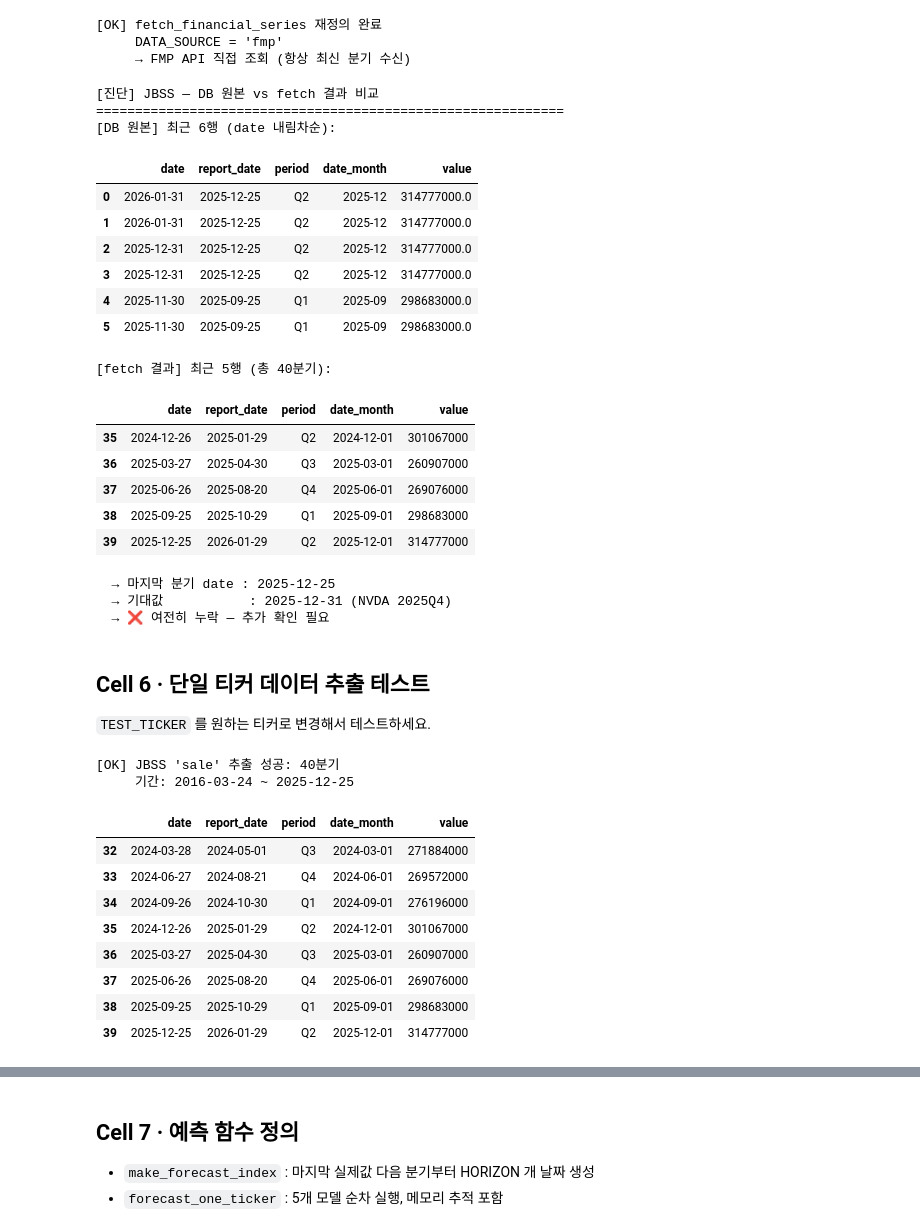
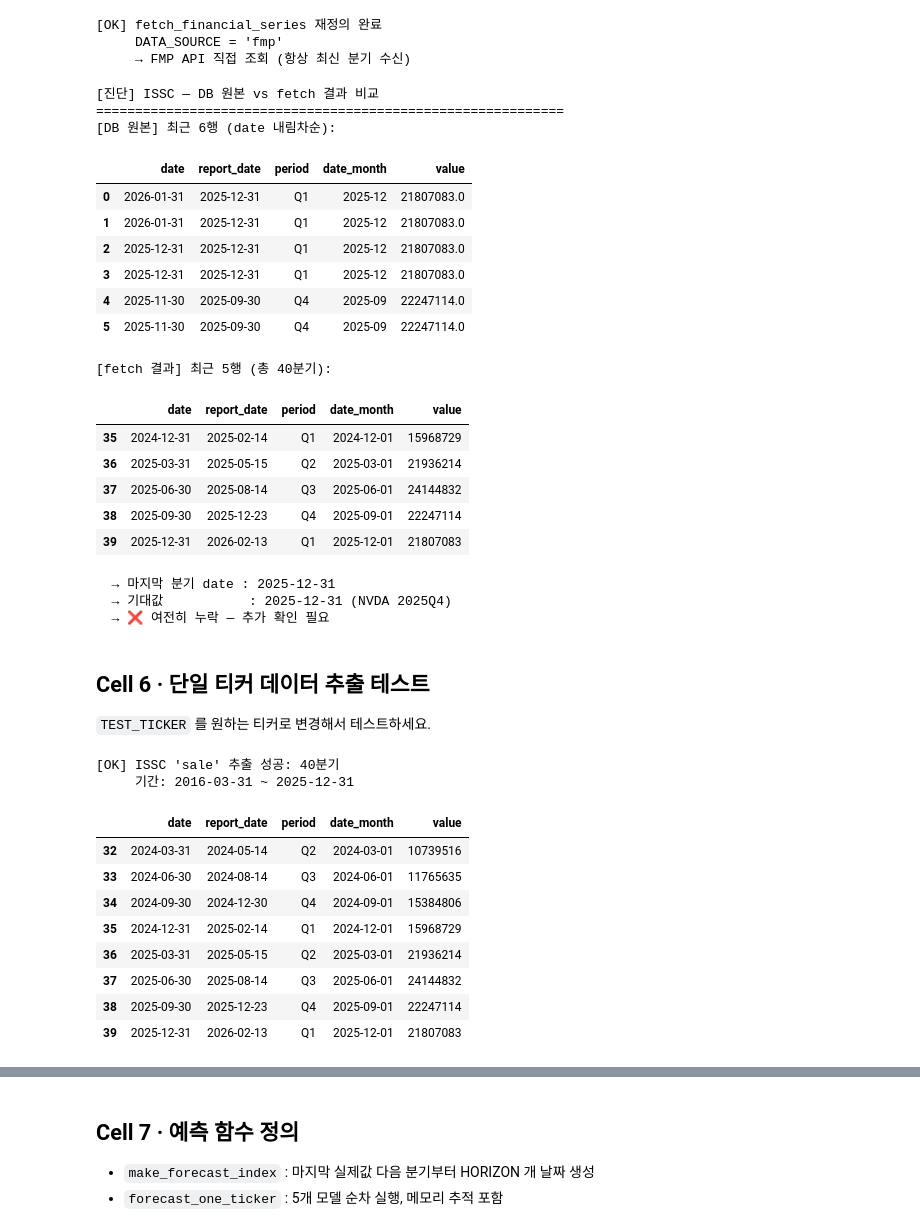
Before and after one commit to stox74/stock_forecast, a Jupyter notebook: US_Market/analysis/미국전기업_매출_예측/us_revenue_forecast_notebook_v3.ipynb, the cells around one changed output, grey strips where cells are left out. Cells and saved outputs as stored; diff of their text form; code cells hidden in the pictures.

```diff
--- a/US_Market/analysis/미국전기업_매출_예측/us_revenue_forecast_notebook_v3.ipynb
+++ b/US_Market/analysis/미국전기업_매출_예측/us_revenue_forecast_notebook_v3.ipynb
@@ -394,7 +394,7 @@ else:
 # 최신 분기 누락 여부를 확인하는 진단 셀
 from sqlalchemy import text as _text
 
-DIAG_TICKER = "JBSS"   # ← 확인할 티커
+DIAG_TICKER = "ISSC"   # ← 확인할 티커
 
 print(f"[진단] {DIAG_TICKER} — DB 원본 vs fetch 결과 비교")
 print("=" * 60)
@@ -429,24 +429,24 @@ try:
 except Exception as e:
     print(f"[오류] {e}")
 # %% [output]
-[진단] JBSS — DB 원본 vs fetch 결과 비교
+[진단] ISSC — DB 원본 vs fetch 결과 비교
 ============================================================
 [DB 원본] 최근 6행 (date 내림차순):
 |  | date | report_date | period | date_month | value |
-| 0 | 2026-01-31 | 2025-12-25 | Q2 | 2025-12 | 314777000.0 |
-| 1 | 2026-01-31 | 2025-12-25 | Q2 | 2025-12 | 314777000.0 |
-| 2 | 2025-12-31 | 2025-12-25 | Q2 | 2025-12 | 314777000.0 |
-| 3 | 2025-12-31 | 2025-12-25 | Q2 | 2025-12 | 314777000.0 |
-| 4 | 2025-11-30 | 2025-09-25 | Q1 | 2025-09 | 298683000.0 |
-| 5 | 2025-11-30 | 2025-09-25 | Q1 | 2025-09 | 298683000.0 |
+| 0 | 2026-01-31 | 2025-12-31 | Q1 | 2025-12 | 21807083.0 |
+| 1 | 2026-01-31 | 2025-12-31 | Q1 | 2025-12 | 21807083.0 |
+| 2 | 2025-12-31 | 2025-12-31 | Q1 | 2025-12 | 21807083.0 |
+| 3 | 2025-12-31 | 2025-12-31 | Q1 | 2025-12 | 21807083.0 |
+| 4 | 2025-11-30 | 2025-09-30 | Q4 | 2025-09 | 22247114.0 |
+| 5 | 2025-11-30 | 2025-09-30 | Q4 | 2025-09 | 22247114.0 |
 [fetch 결과] 최근 5행 (총 40분기):
 |  | date | report_date | period | date_month | value |
-| 35 | 2024-12-26 | 2025-01-29 | Q2 | 2024-12-01 | 301067000 |
-| 36 | 2025-03-27 | 2025-04-30 | Q3 | 2025-03-01 | 260907000 |
-| 37 | 2025-06-26 | 2025-08-20 | Q4 | 2025-06-01 | 269076000 |
-| 38 | 2025-09-25 | 2025-10-29 | Q1 | 2025-09-01 | 298683000 |
-| 39 | 2025-12-25 | 2026-01-29 | Q2 | 2025-12-01 | 314777000 |
+| 35 | 2024-12-31 | 2025-02-14 | Q1 | 2024-12-01 | 15968729 |
+| 36 | 2025-03-31 | 2025-05-15 | Q2 | 2025-03-01 | 21936214 |
+| 37 | 2025-06-30 | 2025-08-14 | Q3 | 2025-06-01 | 24144832 |
+| 38 | 2025-09-30 | 2025-12-23 | Q4 | 2025-09-01 | 22247114 |
+| 39 | 2025-12-31 | 2026-02-13 | Q1 | 2025-12-01 | 21807083 |
-  → 마지막 분기 date : 2025-12-25
+  → 마지막 분기 date : 2025-12-31
   → 기대값           : 2025-12-31 (NVDA 2025Q4)
   → ❌ 여전히 누락 — 추가 확인 필요
 # %% [markdown]
@@ -454,26 +454,26 @@ except Exception as e:
 
 `TEST_TICKER` 를 원하는 티커로 변경해서 테스트하세요.
 # %%
-TEST_TICKER = "JBSS"   # ← 테스트할 티커
+TEST_TICKER = DIAG_TICKER  # ← 테스트할 티커
 
 try:
     src_df = fetch_financial_series(
         engine, TEST_TICKER, item=ITEM, min_obs=MIN_OBS
     )
     print(f"[OK] {TEST_TICKER} '{ITEM}' 추출 성공: {len(src_df)}분기")
     print(f"     기간: {src_df['date'].iloc[0].date()} ~ {src_df['date'].iloc[-1].date()}")
     display(src_df.tail(8))
 except Exception as e:
     print(f"[FAIL] {e}")
 # %% [output]
-[OK] JBSS 'sale' 추출 성공: 40분기
-     기간: 2016-03-24 ~ 2025-12-25
+[OK] ISSC 'sale' 추출 성공: 40분기
+     기간: 2016-03-31 ~ 2025-12-31
 |  | date | report_date | period | date_month | value |
-| 32 | 2024-03-28 | 2024-05-01 | Q3 | 2024-03-01 | 271884000 |
-| 33 | 2024-06-27 | 2024-08-21 | Q4 | 2024-06-01 | 269572000 |
-| 34 | 2024-09-26 | 2024-10-30 | Q1 | 2024-09-01 | 276196000 |
-| 35 | 2024-12-26 | 2025-01-29 | Q2 | 2024-12-01 | 301067000 |
-| 36 | 2025-03-27 | 2025-04-30 | Q3 | 2025-03-01 | 260907000 |
-| 37 | 2025-06-26 | 2025-08-20 | Q4 | 2025-06-01 | 269076000 |
-| 38 | 2025-09-25 | 2025-10-29 | Q1 | 2025-09-01 | 298683000 |
-| 39 | 2025-12-25 | 2026-01-29 | Q2 | 2025-12-01 | 314777000 |
+| 32 | 2024-03-31 | 2024-05-14 | Q2 | 2024-03-01 | 10739516 |
+| 33 | 2024-06-30 | 2024-08-14 | Q3 | 2024-06-01 | 11765635 |
+| 34 | 2024-09-30 | 2024-12-30 | Q4 | 2024-09-01 | 15384806 |
+| 35 | 2024-12-31 | 2025-02-14 | Q1 | 2024-12-01 | 15968729 |
+| 36 | 2025-03-31 | 2025-05-15 | Q2 | 2025-03-01 | 21936214 |
+| 37 | 2025-06-30 | 2025-08-14 | Q3 | 2025-06-01 | 24144832 |
+| 38 | 2025-09-30 | 2025-12-23 | Q4 | 2025-09-01 | 22247114 |
+| 39 | 2025-12-31 | 2026-02-13 | Q1 | 2025-12-01 | 21807083 |
```
Also changed, not shown: parts of 7 cells of this notebook, 17 other files.
